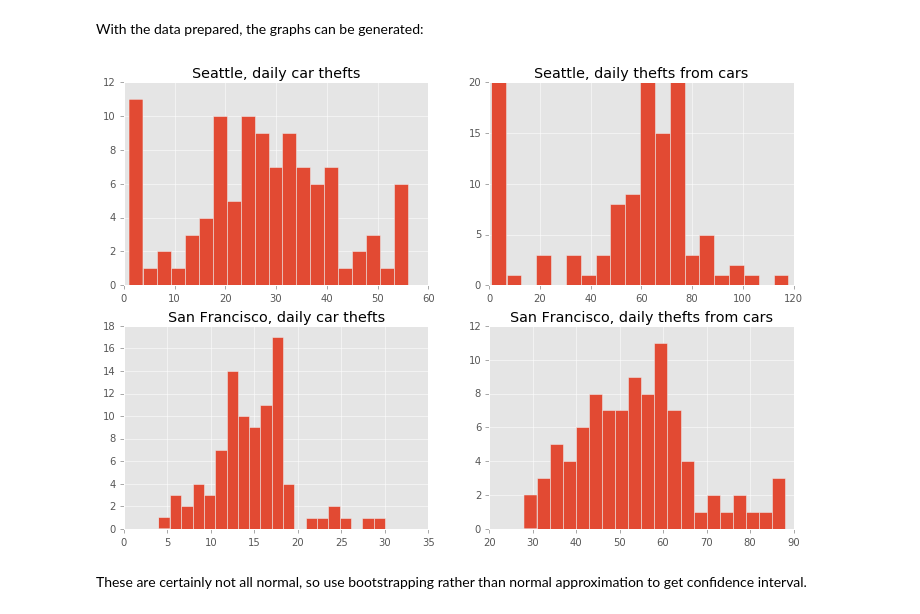
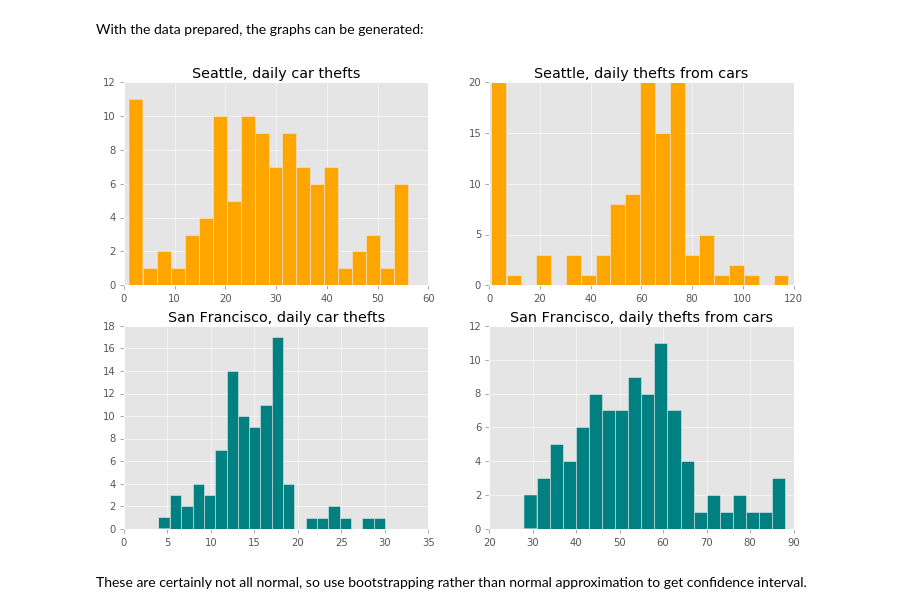
Before and after one commit to albertwildeman/Car-theft-Seattle-SF, a Jupyter notebook: Car_theft_Seattle_SF.ipynb, the cells around one changed output. Saved outputs shown, nothing was run; the diff lists cells and outputs as text; code cells hidden in the pictures.

```diff
--- a/Car_theft_Seattle_SF.ipynb
+++ b/Car_theft_Seattle_SF.ipynb
@@ -42,14 +41,15 @@ daily_counts = pd.DataFrame(data = [[Se_cartheft_byday, SF_cartheft_byday], [Se_
                             columns = cities, index = crimes)
 # %%
 f, axarr = plt.subplots(2, 2)
+colors = ['orange','teal']
 for icity in [0,1]:
     for icrime in [0,1]:
-        axarr[icity, icrime].hist(daily_counts.loc[crimes[icrime], cities[icity]], bins=20)
+        axarr[icity, icrime].hist(daily_counts.loc[crimes[icrime], cities[icity]], bins=20, color=colors[icity])
         axarr[icity, icrime].set_title(cities[icity] + ", daily " + crimes[icrime])
         axarr[icity, icrime].xaxis.tick_bottom()
         axarr[icity, icrime].yaxis.tick_left()
 # %% [output]
-[figure, old version]
+[figure, new version]
 # %% [markdown]
 These are certainly not all normal, so use bootstrapping rather than normal approximation to get confidence interval.
 # %%
```
Also changed, not shown: parts of 8 cells of this notebook.
